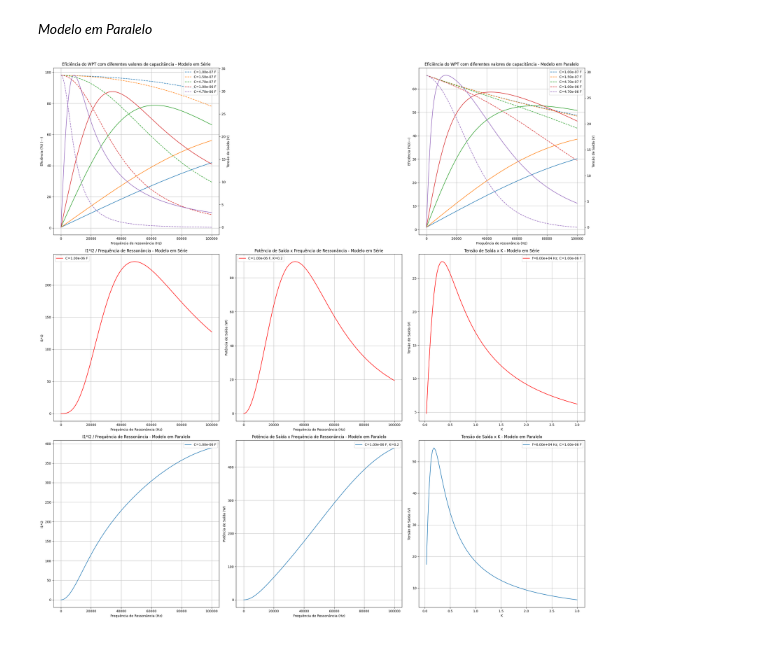
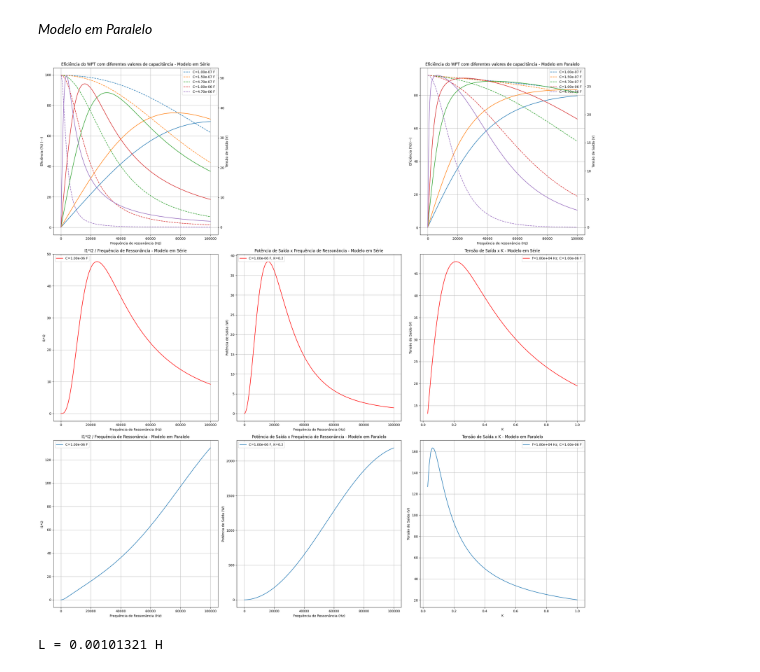
Before and after one commit to Luca-Krausz/ProjetoEletromag24.2, a Jupyter notebook: EletromagCapacitor.ipynb, the cells around one changed output. Drawn from its saved outputs; the diff is of its cells as text; code cells hidden in the pictures.

```diff
--- a/EletromagCapacitor.ipynb
+++ b/EletromagCapacitor.ipynb
@@ -327,11 +332,10 @@ def graficoeficiencia_paralelo(ax, C_values, R_DC, Ufonte):
 # %%
 # Gráfico Tensão de Saída x K
 
-def graficoUsaidaK_paralelo(ax, Ufonte, R_DC, Rcarga, Kmax, f):
+def graficoUsaidaK_paralelo(ax, Ufonte, R_DC, C, Rcarga, Kmax, f):
     ListUsaida = []
     listK = []
 
-    C = 1e-6  # Supposed value of capacitance
     R_f = calcular_resistencia_pelicular(R_DC, f)
 
     W = 2 * pi * f
@@ -342,11 +346,14 @@ def graficoUsaidaK_paralelo(ax, Ufonte, R_DC, Rcarga, Kmax, f):
     XC2 = XC1
 
     for K in np.linspace(0.03, Kmax, 100):
-        # Redefine the circuit parameters
+
+        # Recalculando somente os parâmetros que dependem de K (M e XM)
+
         M = L * K
         XM = 1j * W * M
 
-        # Calculate parallel circuit
+        # Calculando a corrente 1 e 2 do circuito em paralelo
+
         Z = np.array([[R_f + XL1 + XC1, -XM], [-XM, XL2 + R_f + (Rcarga * XC2 / (Rcarga + XC2))]])
         V = np.array([Ufonte, 0])
         i = np.dot(linalg.inv(Z), V)
@@ -406,16 +413,15 @@ def graficoPsaidaf_paralelo(ax, Ufonte, R_DC, K, Rcarga, freq_max):
 # %%
 # Gráfico I1*I2 x f
 
-def graficoI1I2f_paralelo(ax, Ufonte, R_DC, K, Rcarga, freq_max):
+def graficoI1I2f_paralelo(ax, Ufonte, R_DC, K, C, Rcarga, freq_max):
     I1I2 = []
     frequencias = []
-
-    C = 1e-6  # Supposed value of capacitance
 
     for f in np.linspace(1, freq_max+1, 1000):
         R_f = calcular_resistencia_pelicular(R_DC, f)
 
-        # Redefine the circuit parameters
+        # Recalculando os parâmetros do circuito para cada valor de frequência
+
         W = 2 * pi * f
         L = 1 / (W**2 * C)
         M = L * K
@@ -425,7 +431,8 @@ def graficoI1I2f_paralelo(ax, Ufonte, R_DC, K, Rcarga, freq_max):
         XC1 = 1 / (1j * W * C)
         XC2 = XC1
 
-        # Calculate parallel circuit
+        # Calculando a corrente 1 e 2 do circuito em paralelo
+
         Z = np.array([[R_f + XL1 + XC1, -XM], [-XM, XL2 + R_f + (Rcarga * XC2 / (Rcarga + XC2))]])
         V = np.array([Ufonte, 0])
         i = np.dot(linalg.inv(Z), V)
@@ -437,36 +444,51 @@ def graficoI1I2f_paralelo(ax, Ufonte, R_DC, K, Rcarga, freq_max):
     ax.set_title('I1*I2 / Frequência de Ressonância - Modelo em Paralelo')
     ax.set_xlabel('Frequência de Ressonância (Hz)')
     ax.set_ylabel('I1*I2')
-    ax.legend()
+    ax.legend(loc='upper left')
     ax.grid(True)
 # %%
 K = 0.2
-f = 60e3
-Kmax = 3
+f = 18e3
+Kmax = 1
+Cap = 1e-6
 R_DC = 0.1
-Rcarga = 5
-Ufonte = 10
+Rcarga = 30
+Ufonte = 6
 freq_max = 100e3
 C_values = [1e-7, 1.5e-7, 4.7e-7, 1e-6, 4.7e-6]
 
-# Criando subplots de 2 linhas e 3 colunas
+# Criando subplots de 3 linhas e 3 colunas
 fig, axes = plt.subplots(3, 3, figsize=(24, 24))
 
 # Plotando os gráficos
 graficoeficiencia_serie(axes[0, 0], C_values, R_DC, Ufonte)
 axes[0, 1].axis('off')
 graficoeficiencia_paralelo(axes[0, 2], C_values, R_DC, Ufonte)
 
-graficoI1I2f_serie(axes[1, 0], Ufonte, R_DC, K, Rcarga, freq_max)
-graficoPsaidaf_serie(axes[1, 1], Ufonte, R_DC, K, Rcarga, freq_max)
-graficoUsaidaK_serie(axes[1, 2], Ufonte, R_DC, Rcarga, Kmax, f)
+graficoI1I2f_serie(axes[1, 0], Ufonte, R_DC, K, Cap, Rcarga, freq_max)
+graficoPsaidaf_serie(axes[1, 1], Ufonte, R_DC, K, Cap, Rcarga, freq_max)
+graficoUsaidaK_serie(axes[1, 2], Ufonte, R_DC, Cap, Rcarga, Kmax, f)
 
-graficoI1I2f_paralelo(axes[2, 0], Ufonte, R_DC, K, Rcarga, freq_max)
-graficoPsaidaf_paralelo(axes[2, 1], Ufonte, R_DC, K, Rcarga, freq_max)
-graficoUsaidaK_paralelo(axes[2, 2], Ufonte, R_DC, Rcarga, Kmax, f)
+graficoI1I2f_paralelo(axes[2, 0], Ufonte, R_DC, K, Cap, Rcarga, freq_max)
+graficoPsaidaf_paralelo(axes[2, 1], Ufonte, R_DC, K, Cap, Rcarga, freq_max)
+graficoUsaidaK_paralelo(axes[2, 2], Ufonte, R_DC, Cap, Rcarga, Kmax, f)
 
 # Ajustando o layout
 plt.tight_layout()
 plt.show()
 # %% [output]
-[figure, old version]
+[figure, new version]
+# %%
+# P = U²/Rc
+
+# RC = U²/P
+# RC = 12**2/4.8
+
+f = 5e3
+Cap = 1e-6
+
+L = 1/ ((2*pi*f)**2 * Cap)
+
+print('L = %.8f H' %L)
+# %% [output]
+L = 0.00101321 H
```
Also changed, not shown: parts of 7 cells of this notebook.
